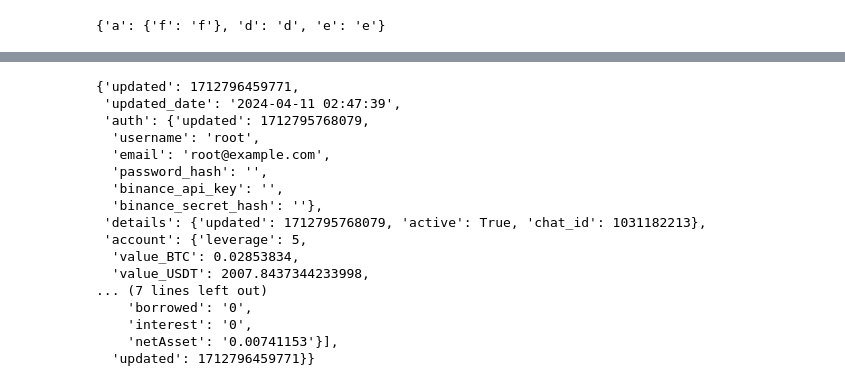
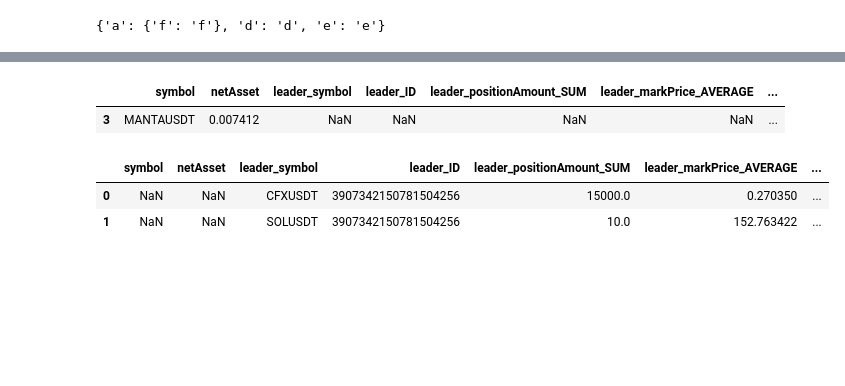
Before and after one commit to thibgl/copy, a Jupyter notebook: back/test.ipynb, the cells around one changed output, grey strips where cells are left out. Cells and saved outputs as stored; diff of their text form; code cells hidden in the pictures; blank space fills up the shorter version.

```diff
--- a/back/test.ipynb
+++ b/back/test.ipynb
@@ -401,2 +430,5 @@ pool = {}
+# %%
+roster = pd.DataFrame(columns=["ID"])
+leader_mixes = pd.DataFrame()
 # %%
 
@@ -814,20 +537,0 @@ leader
-# %%
-user
-# %% [output]
-{'updated': 1712796459771,
- 'updated_date': '2024-04-11 02:47:39',
- 'auth': {'updated': 1712795768079,
-  'username': 'root',
-  'email': 'root@example.com',
-  'password_hash': '',
-  'binance_api_key': '',
-  'binance_secret_hash': ''},
- 'details': {'updated': 1712795768079, 'active': True, 'chat_id': 1031182213},
- 'account': {'leverage': 5,
-  'value_BTC': 0.02853834,
-  'value_USDT': 2007.8437344233998,
-... (7 lines left out)
-    'borrowed': '0',
-    'interest': '0',
-    'netAsset': '0.00741153'}],
-  'updated': 1712796459771}}
@@ -835,0 +538,11 @@ for leader_id, weight in leaders.items():
+# %%
+positions_closed
+# %% [output]
+|  | symbol | netAsset | leader_symbol | leader_ID | leader_positionAmount_SUM | leader_markPrice_AVERAGE | ... |
+| 3 | MANTAUSDT | 0.007412 | NaN | NaN | NaN | NaN | ... |
+# %%
+positions_opened
+# %% [output]
+|  | symbol | netAsset | leader_symbol | leader_ID | leader_positionAmount_SUM | leader_markPrice_AVERAGE | ... |
+| 0 | NaN | NaN | CFXUSDT | 3907342150781504256 | 15000.0 | 0.270350 | ... |
+| 1 | NaN | NaN | SOLUSDT | 3907342150781504256 | 10.0 | 152.763422 | ... |
```
Also changed, not shown: parts of 31 cells of this notebook.
